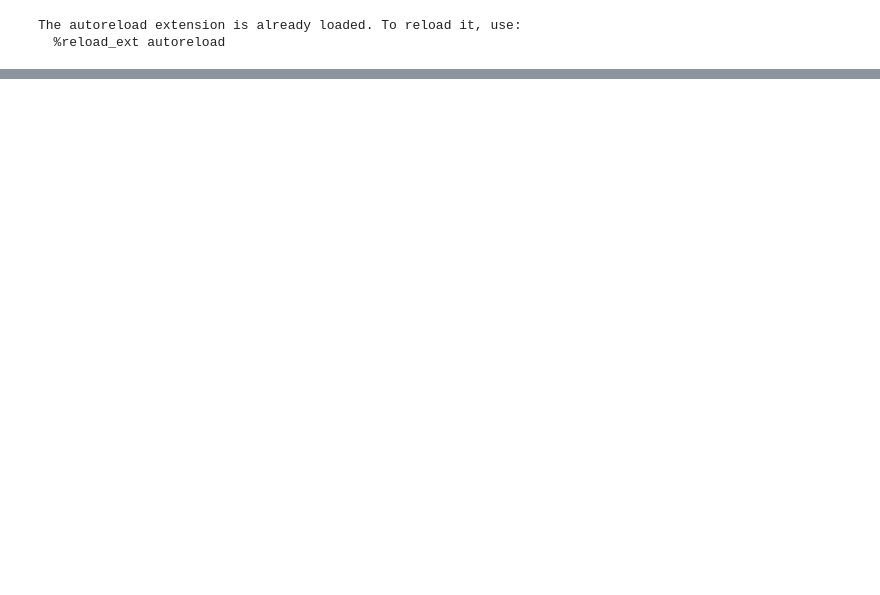
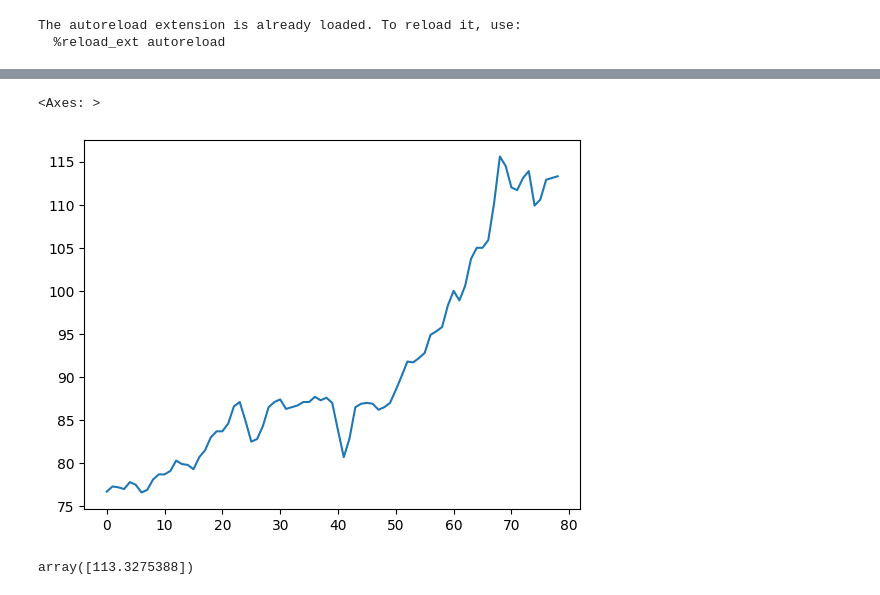
Before and after one commit to altazietsman/zindi_rmb, a Jupyter notebook: RMB-challeng2/notebooks/2023-07-09-jan-eda.ipynb, the cells around one changed output, grey strips where cells are left out. Cells and saved outputs as stored; diff of their text form; code cells hidden in the pictures; blank space fills up the shorter version.

```diff
--- a/RMB-challeng2/notebooks/2023-07-09-jan-eda.ipynb
+++ b/RMB-challeng2/notebooks/2023-07-09-jan-eda.ipynb
@@ -35,0 +30,6 @@ models = [HoltWintersWrapper(seasonal_periods=6),
+# %%
+fuel_table = {}
+for entry in fuel['LRP 95 Coast']:
+    fuel_table[list(entry.keys())[0]] = list(entry.values())[0]
+# %%
+fuel_df = pd.DataFrame(fuel_table.items(), columns=['date', 'fuel_price'])
@@ -35,0 +38,6 @@ models = [HoltWintersWrapper(seasonal_periods=6),
+# %%
+fuel_df['date'] = fuel_df['date'].map(lambda x: datetime.strptime(x, '%Y-%m-%d').strftime('%Y-%m'))
+
+currency['Date'] = currency['Date'].map(lambda x: datetime.strptime(x, '%Y-%m-%d').strftime('%Y-%m'))
+
+currency = currency.groupby('Date').mean().reset_index()
@@ -35,0 +81,3 @@ models = [HoltWintersWrapper(seasonal_periods=6),
+# %%
+cpi = pd.merge(cpi,fuel_df, on="date")
+cpi = pd.merge(cpi,sabor_df, on="date")
@@ -150,0 +352,5 @@ list(cpi.columns[2:-1])
+# %%
+cpi["Transport"].plot()
+# %% [output]
+<Axes: >
+[figure, added]
@@ -150,0 +359,4 @@ list(cpi.columns[2:-1])
+# %%
+model_table[best_model_table["Transport"]].predict([2])
+# %% [output]
+array([113.3275388])
```
Also changed, not shown: parts of 63 cells of this notebook, 2 other files.
